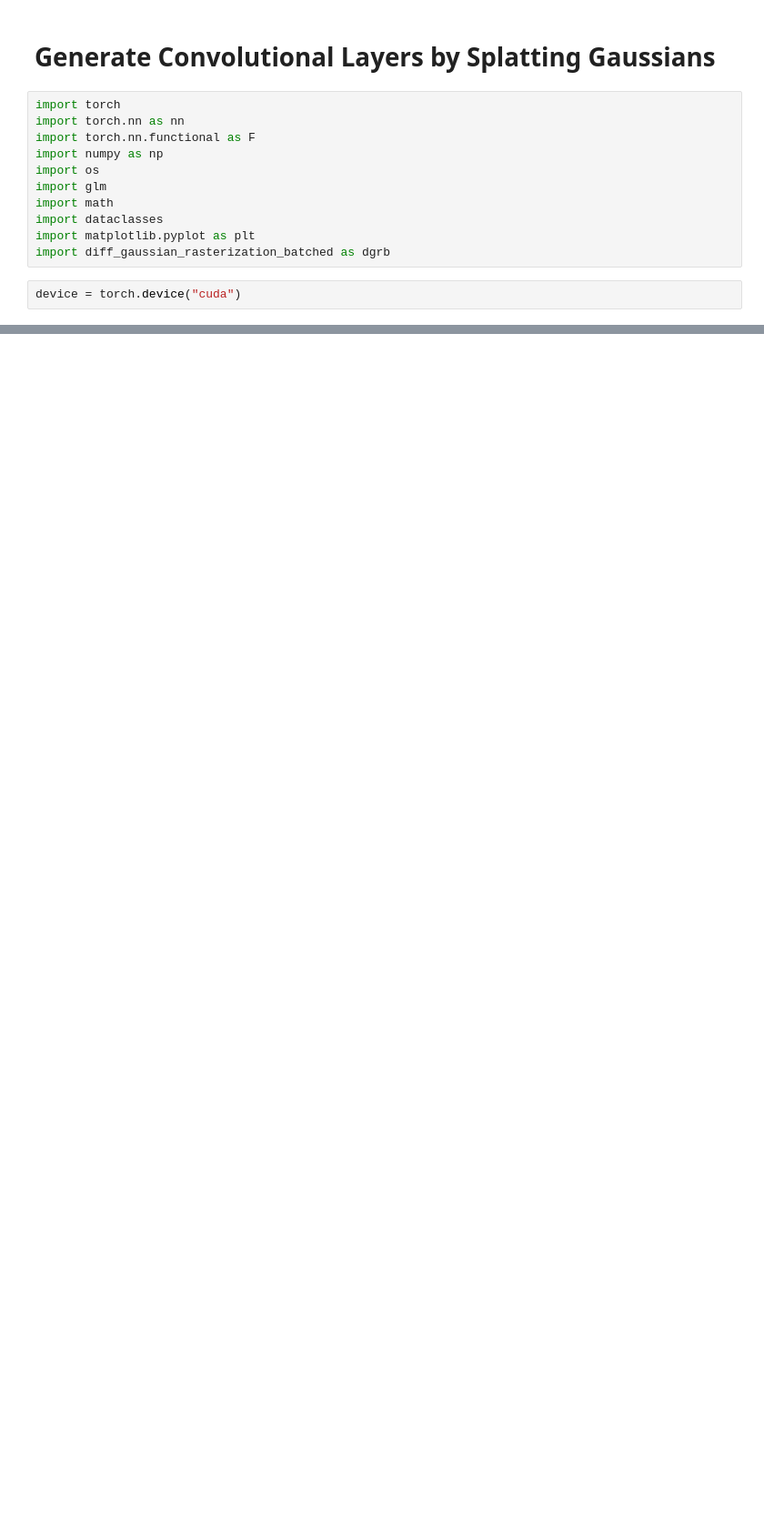
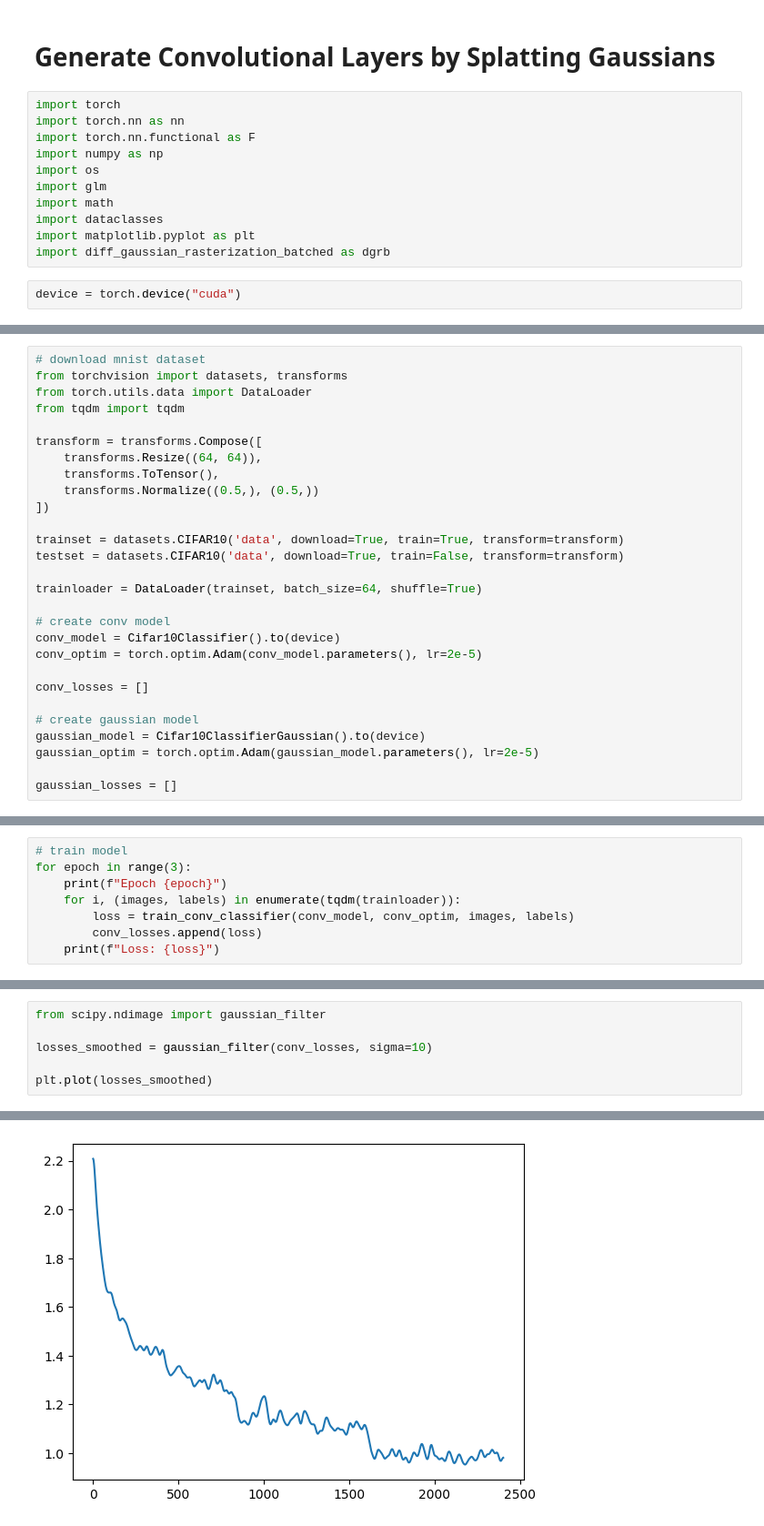
Before and after one commit to pimpale/foo, a Jupyter notebook: python/gaussiansplattingconvolution/conv_layer_gen.ipynb, the cells around one changed output, grey strips where cells are left out. Shown at 91% size. Saved outputs shown, nothing was run; the diff lists cells and outputs as text; blank space fills up the shorter version.

```diff
--- a/python/gaussiansplattingconvolution/conv_layer_gen.ipynb
+++ b/python/gaussiansplattingconvolution/conv_layer_gen.ipynb
@@ -164,0 +255,28 @@ class GaussianSplattingLayer(nn.Module):
+# %%
+# download mnist dataset
+from torchvision import datasets, transforms
+from torch.utils.data import DataLoader
+from tqdm import tqdm
+
+transform = transforms.Compose([
+    transforms.Resize((64, 64)),
+    transforms.ToTensor(),
+    transforms.Normalize((0.5,), (0.5,))
+])
+
+trainset = datasets.CIFAR10('data', download=True, train=True, transform=transform)
+testset = datasets.CIFAR10('data', download=True, train=False, transform=transform)
+
+trainloader = DataLoader(trainset, batch_size=64, shuffle=True)
+
+# create conv model
+conv_model = Cifar10Classifier().to(device)
+conv_optim = torch.optim.Adam(conv_model.parameters(), lr=2e-5)
+
+conv_losses = []
+
+# create gaussian model
+gaussian_model = Cifar10ClassifierGaussian().to(device)
+gaussian_optim = torch.optim.Adam(gaussian_model.parameters(), lr=2e-5)
+
+gaussian_losses = []
@@ -164,0 +286,8 @@ class GaussianSplattingLayer(nn.Module):
+# %%
+# train model
+for epoch in range(3):
+    print(f"Epoch {epoch}")
+    for i, (images, labels) in enumerate(tqdm(trainloader)):
+        loss = train_conv_classifier(conv_model, conv_optim, images, labels)
+        conv_losses.append(loss)
+    print(f"Loss: {loss}")
@@ -164,0 +356,7 @@ class GaussianSplattingLayer(nn.Module):
+# %%
+from scipy.ndimage import gaussian_filter
+
+losses_smoothed = gaussian_filter(conv_losses, sigma=10)
+
+plt.plot(losses_smoothed)
+# %% [output]
@@ -164,0 +364 @@ class GaussianSplattingLayer(nn.Module):
+[figure, added]
```
Also changed, not shown: parts of 18 cells of this notebook, 3 other files.
